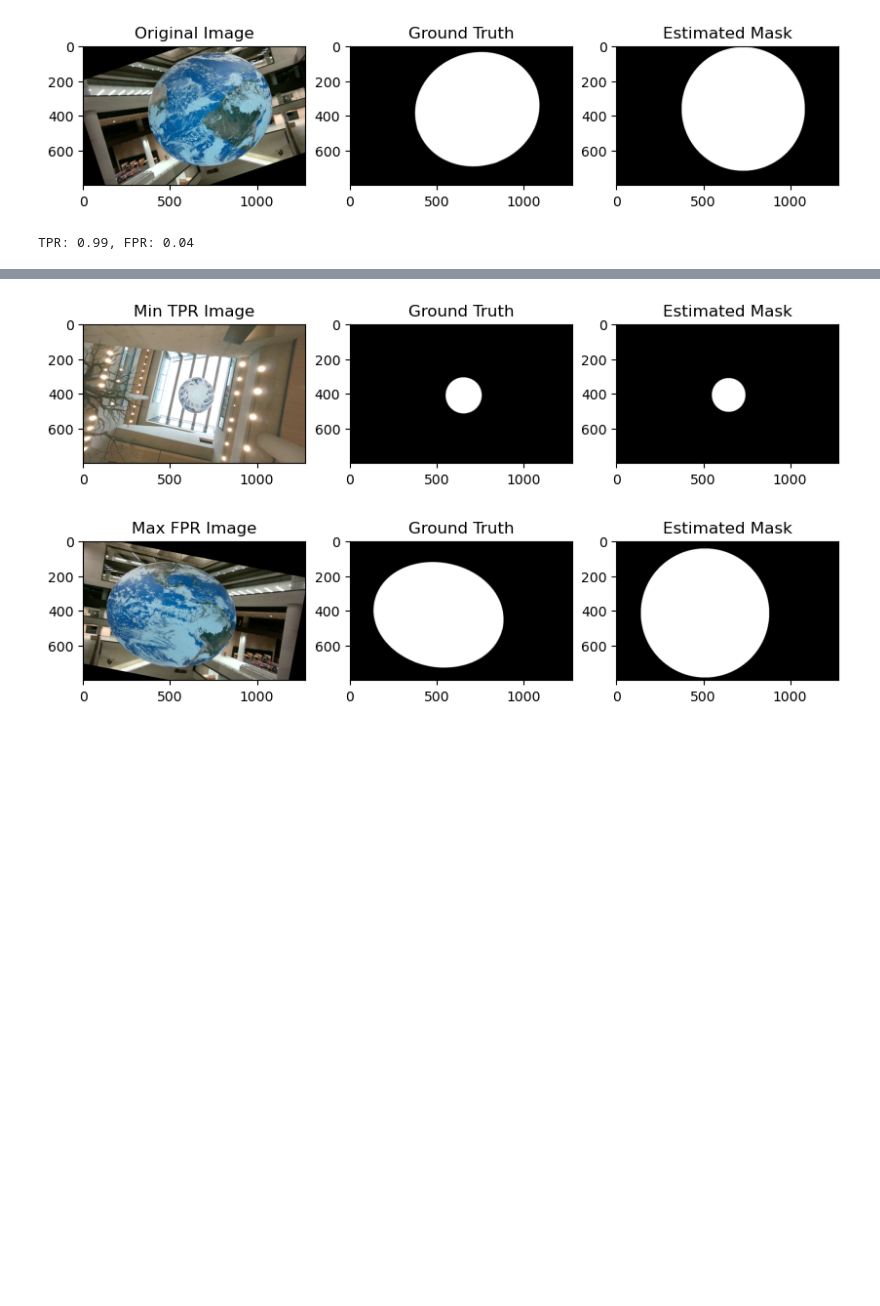
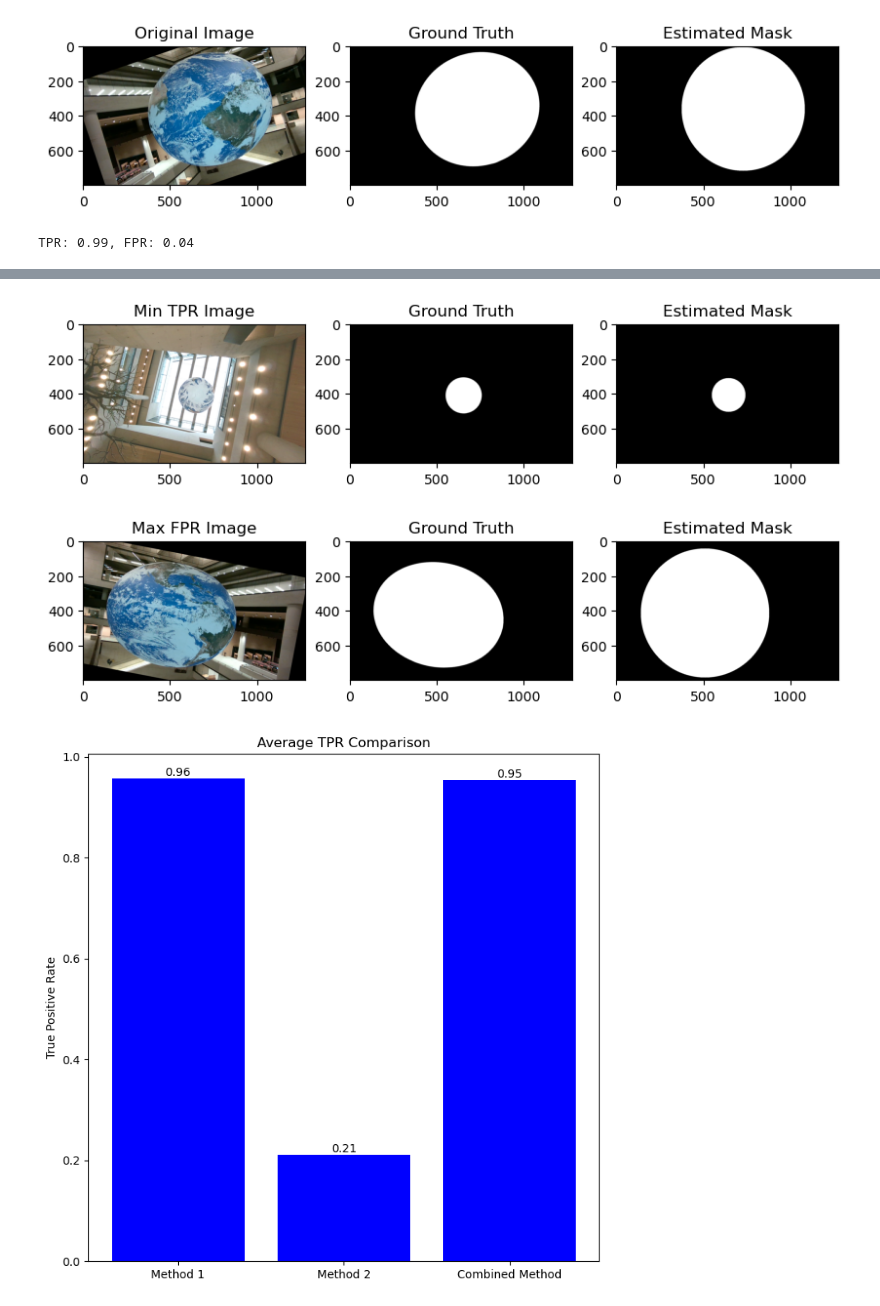
Before and after one commit to coder2Young/comp0241_24_grp6, a Jupyter notebook: final/task1.ipynb, the cells around one changed output, grey strips where cells are left out. Drawn from its saved outputs; the diff is of its cells as text; code cells hidden in the pictures; blank space fills up the shorter version.

```diff
--- a/final/task1.ipynb
+++ b/final/task1.ipynb
@@ -277,30 +277,63 @@ plt.show()
 
 # Limitation Analysis
 # Plot worst image, gt mask and estimated mask
 plt.figure(figsize=(10, 5))
 plt.subplot(1, 3, 1)
 plt.imshow(worst_img1)
 plt.title("Min TPR Image")
 plt.subplot(1, 3, 2)
 plt.imshow(worst_mask1, cmap="gray")
 plt.title("Ground Truth")
 plt.subplot(1, 3, 3)
 plt.imshow(worst_est_mask1, cmap="gray")
 plt.title("Estimated Mask")
 plt.show()
 
 plt.figure(figsize=(10, 5))
 plt.subplot(1, 3, 1)
 plt.imshow(worst_img2)
 plt.title("Max FPR Image")
 plt.subplot(1, 3, 2)
 plt.imshow(worst_mask2, cmap="gray")
 plt.title("Ground Truth")
 plt.subplot(1, 3, 3)
 plt.imshow(worst_est_mask2, cmap="gray")
 plt.title("Estimated Mask")
 plt.show()
+
+TPR_m1 = np.mean(TPR_m1_list)
+FPR_m1 = np.mean(FPR_m1_list)
+TPR_m2 = np.mean(TPR_m2_list)
+FPR_m2 = np.mean(FPR_m2_list)
+TPR_combined = np.mean(TPR_combined_list)
+FPR_combined = np.mean(FPR_combined_list)
+# Plot for True Positive Rate (TPR)
+plt.figure(figsize=(8, 8))
+bars = plt.bar(["Method 1", "Method 2", "Combined Method"], [TPR_m1, TPR_m2, TPR_combined], color="blue")
+plt.ylabel("True Positive Rate")
+plt.title("Average TPR Comparison")
+
+# Annotate bars with their values
+for bar in bars:
+    height = bar.get_height()
+    plt.text(bar.get_x() + bar.get_width() / 2.0, height, f"{height:.2f}", ha='center', va='bottom')
+
+plt.show()
+
+# Plot for False Positive Rate (FPR)
+plt.figure(figsize=(8, 8))
+bars = plt.bar(["Method 1", "Method 2", "Combined Method"], [FPR_m1, FPR_m2, FPR_combined], color="red")
+plt.ylabel("False Positive Rate")
+plt.title("Average FPR Comparison")
+
+# Annotate bars with their values
+for bar in bars:
+    height = bar.get_height()
+    plt.text(bar.get_x() + bar.get_width() / 2.0, height, f"{height:.2f}", ha='center', va='bottom')
+
+plt.show()
 # %% [output]
 [figure]
 [figure]
 [figure]
+[figure, added]
```
Also changed, not shown: parts of 2 cells of this notebook, 2 other files.
